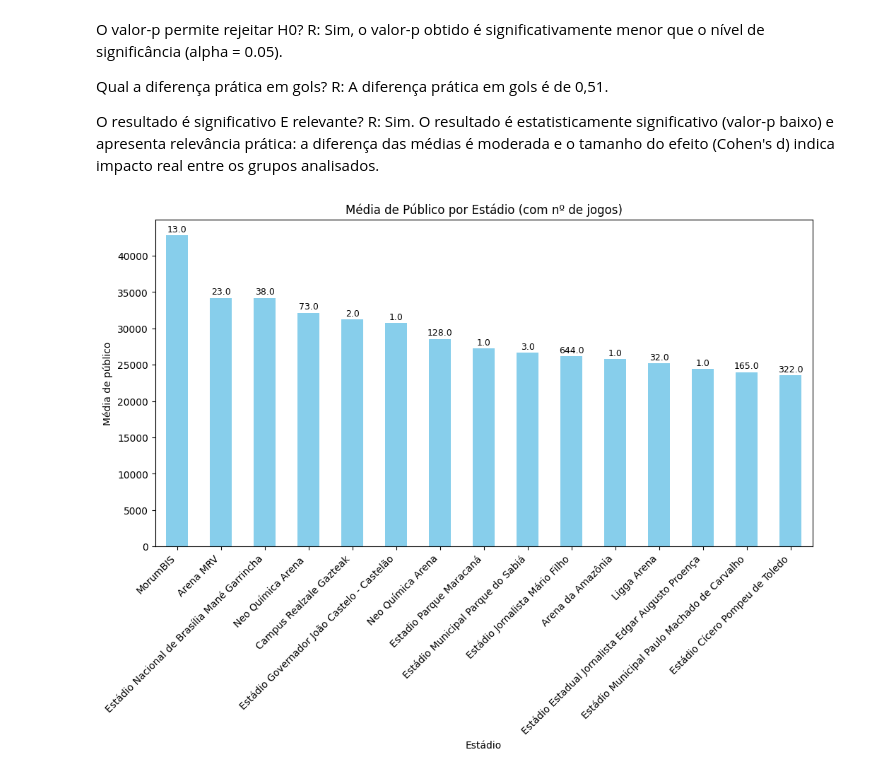
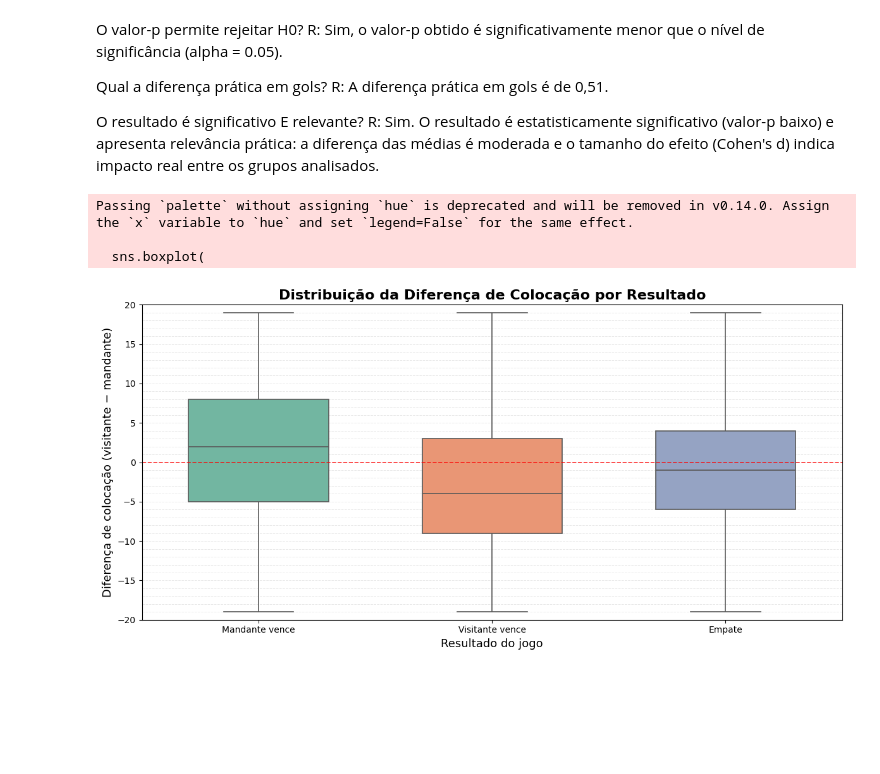
Before and after one commit to MateusLyoshka/EDA-e-Viz-do-campeonato-brasileiro, a Jupyter notebook: notebook.ipynb, the cells around one changed output. Drawn from its saved outputs; the diff is of its cells as text; code cells hidden in the pictures; blank space fills up the shorter version.

```diff
--- a/notebook.ipynb
+++ b/notebook.ipynb
@@ -297,25 +297,51 @@ R: Sim. O resultado é estatisticamente significativo (valor-p baixo) e apresent
 # 3.1 Investigação livre
 # 1: publico dependendo do estádio
 # %%
-# Agrupando dados
-publico_por_estadio = (
-    df.groupby("estadio")["publico"]
-      .agg(["count", "mean"])
-      .sort_values("mean", ascending=False)
+# Contagem de jogos por diff_coloc e resultado
+prop_df = (
+    df2.groupby(["diff_coloc", "resultado"])
+    .size()
+    .reset_index(name="jogos")
 )
 
-# Plotando
+# Normalizar dentro de cada diff_coloc (proporção)
+prop_df["proporcao"] = prop_df.groupby("diff_coloc")["jogos"].transform(lambda x: x / x.sum())
+
 plt.figure(figsize=(12,6))
-ax = publico_por_estadio["mean"].head(15).plot(kind="bar", color="skyblue")
 
-# Adicionando os rótulos com o número de jogos
-for i, (estadio, row) in enumerate(publico_por_estadio.head(15).iterrows()):
-    ax.text(i, row["mean"] + 500, f'{row["count"]}', ha="center", fontsize=9)
+# Boxplot
+sns.boxplot(
+    data=df2,
+    x="resultado",
+    y="diff_coloc",
+    palette="Set2",
+    width=0.6,
+    linewidth=1.2,
+    showfliers=False
+)
 
-plt.title("Média de Público por Estádio (com nº de jogos)")
-plt.ylabel("Média de público")
-plt.xlabel("Estádio")
-plt.xticks(rotation=45, ha="right")
+# Descobre os limites reais de diff_coloc
+y_min, y_max = df2["diff_coloc"].min(), df2["diff_coloc"].max()
+
+# Linhas horizontais em cada valor inteiro do range
+for y in range(int(y_min), int(y_max)+1):
+    plt.axhline(y, color="lightgray", linestyle="--", linewidth=0.7, alpha=0.5, zorder=0)
+
+# Linha de referência no 0
+plt.axhline(0, color="red", linestyle="--", linewidth=1.2, alpha=0.8)
+
+# Define os limites do eixo Y para mostrar toda a faixa
+plt.ylim(y_min-1, y_max+1)
+
+# Labels e título
+plt.title("Distribuição da Diferença de Colocação por Resultado", fontsize=16, fontweight="bold")
+plt.xlabel("Resultado do jogo", fontsize=13)
+plt.ylabel("Diferença de colocação (visitante − mandante)", fontsize=13)
+
+plt.tight_layout()
 plt.show()
 # %% [output]
+Passing `palette` without assigning `hue` is deprecated and will be removed in v0.14.0. Assign the `x` variable to `hue` and set `legend=False` for the same effect.
+
+  sns.boxplot(
-[figure, old version]
+[figure, new version]
```
Also changed, not shown: parts of 1 cell of this notebook.
